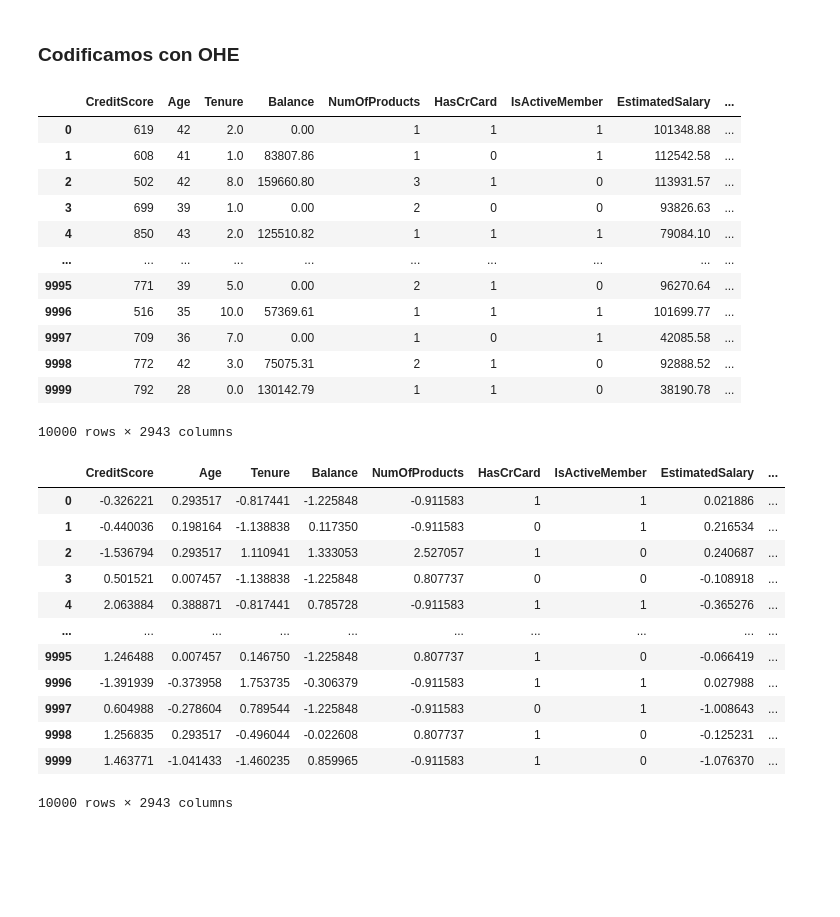
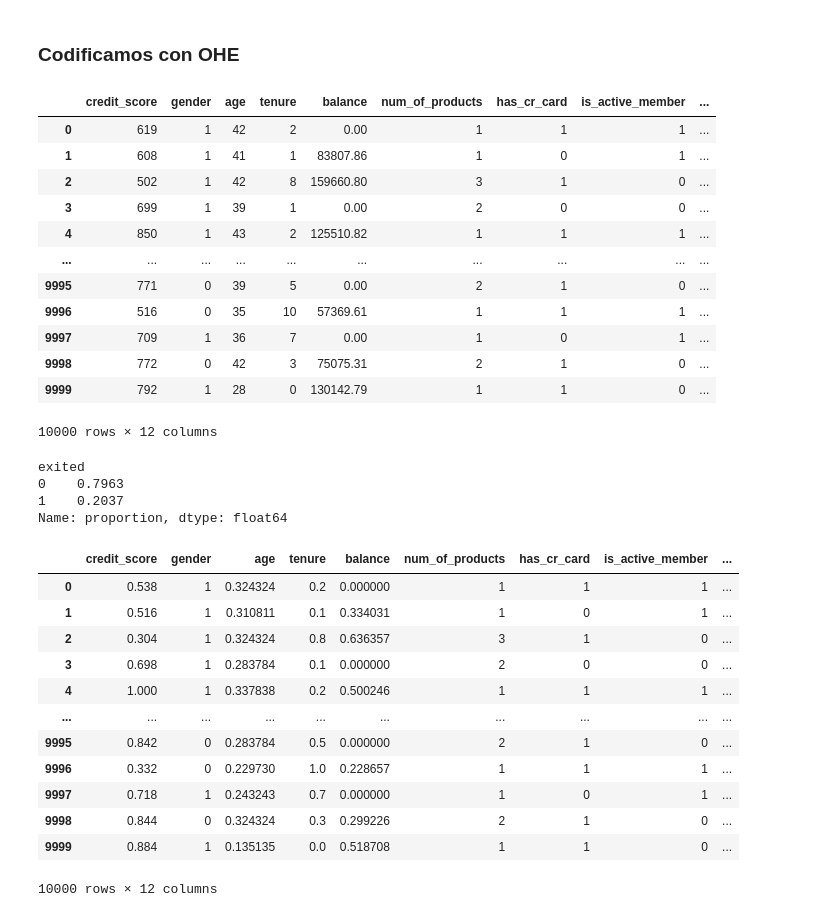
Before and after one commit to marxramos/Analisis-Churn-Beta-Bank, a Jupyter notebook: Notebooks/chrun_beta_bank.ipynb, the cells around one changed output. Drawn from its saved outputs; the diff is of its cells as text; code cells hidden in the pictures; blank space fills up the shorter version.

```diff
--- a/Notebooks/chrun_beta_bank.ipynb
+++ b/Notebooks/chrun_beta_bank.ipynb
@@ -99,0 +104,3 @@ memory usage: 1.1+ MB
+# %%
+# Procedemos a eliminar columnas que no son necesarias para el modelo
+data = data.drop(columns=['RowNumber', 'CustomerId', 'Surname'])
@@ -99,0 +116,2 @@ memory usage: 1.1+ MB
+# %%
+data['Gender'].replace({'Female': 1,'Male': 0}, inplace=True)
@@ -99,0 +125,5 @@ memory usage: 1.1+ MB
+# %%
+# Renombramos las categorias
+rename = {'CreditScore': 'credit_score', 'Geography': 'geography', 'Gender':'gender', 'Age':'age', 'Tenure':'tenure', 'Balance':'balance', 'NumOfProducts':'num_of_products', 'HasCrCard': 'has_cr_card', 'IsActiveMember': 'is_active_member','EstimatedSalary':'estimated_salary', 'Exited':'exited' }
+data = data.rename(columns=rename)
+data
@@ -102,21 +193,27 @@ memory usage: 1.1+ MB
 # %%
 # Una vez codificado, procedo a eliminar columnas que podrian sesgar mi modelo, como el indice y los ID.
 data_ohe= pd.get_dummies(data, drop_first=True)
-data_ohe = data_ohe.drop(columns=['RowNumber', 'CustomerId'])
 data_ohe
 # %% [output]
-|  | CreditScore | Age | Tenure | Balance | NumOfProducts | HasCrCard | IsActiveMember | EstimatedSalary | ... |
-| 0 | 619 | 42 | 2.0 | 0.00 | 1 | 1 | 1 | 101348.88 | ... |
-| 1 | 608 | 41 | 1.0 | 83807.86 | 1 | 0 | 1 | 112542.58 | ... |
-| 2 | 502 | 42 | 8.0 | 159660.80 | 3 | 1 | 0 | 113931.57 | ... |
-| 3 | 699 | 39 | 1.0 | 0.00 | 2 | 0 | 0 | 93826.63 | ... |
-| 4 | 850 | 43 | 2.0 | 125510.82 | 1 | 1 | 1 | 79084.10 | ... |
+|  | credit_score | gender | age | tenure | balance | num_of_products | has_cr_card | is_active_member | ... |
+| 0 | 619 | 1 | 42 | 2 | 0.00 | 1 | 1 | 1 | ... |
+| 1 | 608 | 1 | 41 | 1 | 83807.86 | 1 | 0 | 1 | ... |
+| 2 | 502 | 1 | 42 | 8 | 159660.80 | 3 | 1 | 0 | ... |
+| 3 | 699 | 1 | 39 | 1 | 0.00 | 2 | 0 | 0 | ... |
+| 4 | 850 | 1 | 43 | 2 | 125510.82 | 1 | 1 | 1 | ... |
 | ... | ... | ... | ... | ... | ... | ... | ... | ... | ... |
-| 9995 | 771 | 39 | 5.0 | 0.00 | 2 | 1 | 0 | 96270.64 | ... |
-| 9996 | 516 | 35 | 10.0 | 57369.61 | 1 | 1 | 1 | 101699.77 | ... |
-| 9997 | 709 | 36 | 7.0 | 0.00 | 1 | 0 | 1 | 42085.58 | ... |
-| 9998 | 772 | 42 | 3.0 | 75075.31 | 2 | 1 | 0 | 92888.52 | ... |
-| 9999 | 792 | 28 | 0.0 | 130142.79 | 1 | 1 | 0 | 38190.78 | ... |
+| 9995 | 771 | 0 | 39 | 5 | 0.00 | 2 | 1 | 0 | ... |
+| 9996 | 516 | 0 | 35 | 10 | 57369.61 | 1 | 1 | 1 | ... |
+| 9997 | 709 | 1 | 36 | 7 | 0.00 | 1 | 0 | 1 | ... |
+| 9998 | 772 | 0 | 42 | 3 | 75075.31 | 2 | 1 | 0 | ... |
+| 9999 | 792 | 1 | 28 | 0 | 130142.79 | 1 | 1 | 0 | ... |
-10000 rows × 2943 columns
+10000 rows × 12 columns
+# %%
+data['exited'].value_counts(normalize=True)
+# %% [output]
+exited
+0    0.7963
+1    0.2037
+Name: proportion, dtype: float64
 # %%
 # Procedo a particionar mi caracteristicas y mi objetivo.
@@ -125,23 +222,23 @@ target = data_ohe['Exited']
 # %%
 # Escalamos mis variables numericas.
-numeric = ['CreditScore', 'Age', 'Tenure', 'Balance', 'NumOfProducts','EstimatedSalary']
-scaler = StandardScaler()
+numeric = ['credit_score', 'age', 'tenure', 'balance', 'estimated_salary']
+scaler = MinMaxScaler()
 scaler.fit(data_ohe[numeric])
 data_ohe[numeric] = scaler.transform(data_ohe[numeric])
 data_ohe
 # %% [output]
-|  | CreditScore | Age | Tenure | Balance | NumOfProducts | HasCrCard | IsActiveMember | EstimatedSalary | ... |
-| 0 | -0.326221 | 0.293517 | -0.817441 | -1.225848 | -0.911583 | 1 | 1 | 0.021886 | ... |
-| 1 | -0.440036 | 0.198164 | -1.138838 | 0.117350 | -0.911583 | 0 | 1 | 0.216534 | ... |
-| 2 | -1.536794 | 0.293517 | 1.110941 | 1.333053 | 2.527057 | 1 | 0 | 0.240687 | ... |
-| 3 | 0.501521 | 0.007457 | -1.138838 | -1.225848 | 0.807737 | 0 | 0 | -0.108918 | ... |
-| 4 | 2.063884 | 0.388871 | -0.817441 | 0.785728 | -0.911583 | 1 | 1 | -0.365276 | ... |
+|  | credit_score | gender | age | tenure | balance | num_of_products | has_cr_card | is_active_member | ... |
+| 0 | 0.538 | 1 | 0.324324 | 0.2 | 0.000000 | 1 | 1 | 1 | ... |
+| 1 | 0.516 | 1 | 0.310811 | 0.1 | 0.334031 | 1 | 0 | 1 | ... |
+| 2 | 0.304 | 1 | 0.324324 | 0.8 | 0.636357 | 3 | 1 | 0 | ... |
+| 3 | 0.698 | 1 | 0.283784 | 0.1 | 0.000000 | 2 | 0 | 0 | ... |
+| 4 | 1.000 | 1 | 0.337838 | 0.2 | 0.500246 | 1 | 1 | 1 | ... |
 | ... | ... | ... | ... | ... | ... | ... | ... | ... | ... |
-| 9995 | 1.246488 | 0.007457 | 0.146750 | -1.225848 | 0.807737 | 1 | 0 | -0.066419 | ... |
-| 9996 | -1.391939 | -0.373958 | 1.753735 | -0.306379 | -0.911583 | 1 | 1 | 0.027988 | ... |
-| 9997 | 0.604988 | -0.278604 | 0.789544 | -1.225848 | -0.911583 | 0 | 1 | -1.008643 | ... |
-| 9998 | 1.256835 | 0.293517 | -0.496044 | -0.022608 | 0.807737 | 1 | 0 | -0.125231 | ... |
-| 9999 | 1.463771 | -1.041433 | -1.460235 | 0.859965 | -0.911583 | 1 | 0 | -1.076370 | ... |
+| 9995 | 0.842 | 0 | 0.283784 | 0.5 | 0.000000 | 2 | 1 | 0 | ... |
+| 9996 | 0.332 | 0 | 0.229730 | 1.0 | 0.228657 | 1 | 1 | 1 | ... |
+| 9997 | 0.718 | 1 | 0.243243 | 0.7 | 0.000000 | 1 | 0 | 1 | ... |
+| 9998 | 0.844 | 0 | 0.324324 | 0.3 | 0.299226 | 2 | 1 | 0 | ... |
+| 9999 | 0.884 | 1 | 0.135135 | 0.0 | 0.518708 | 1 | 1 | 0 | ... |
-10000 rows × 2943 columns
+10000 rows × 12 columns
 # %%
 # Particionamos en entrenamiento y validación.
```
Also changed, not shown: parts of 16 cells of this notebook.
